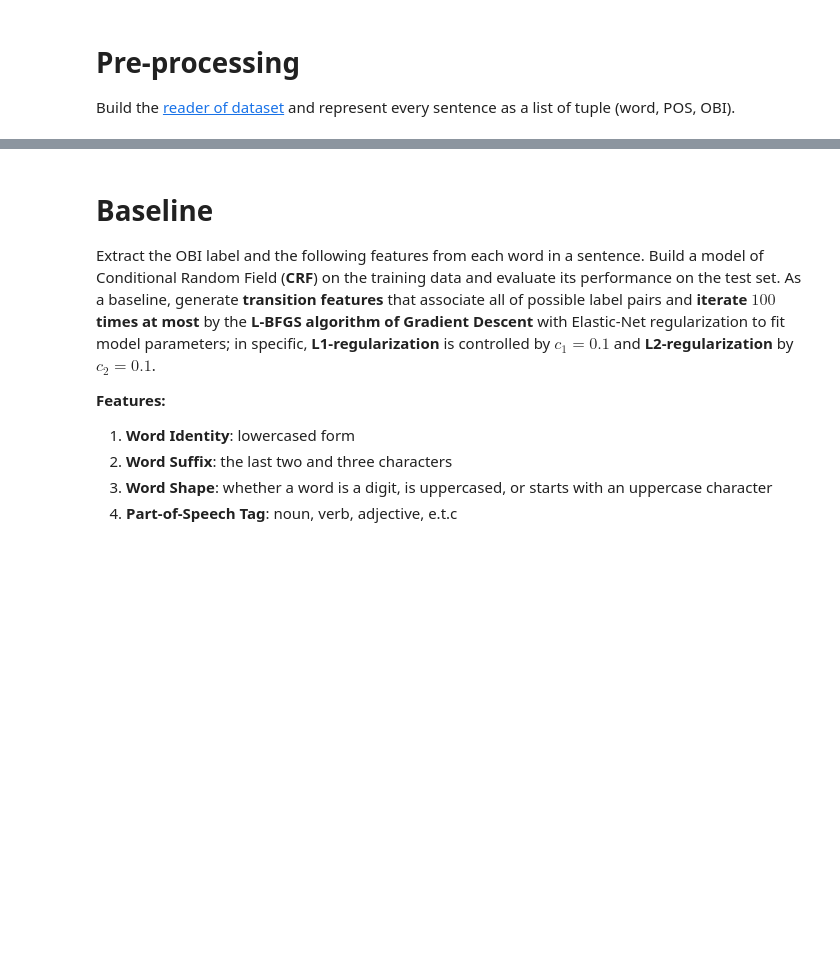
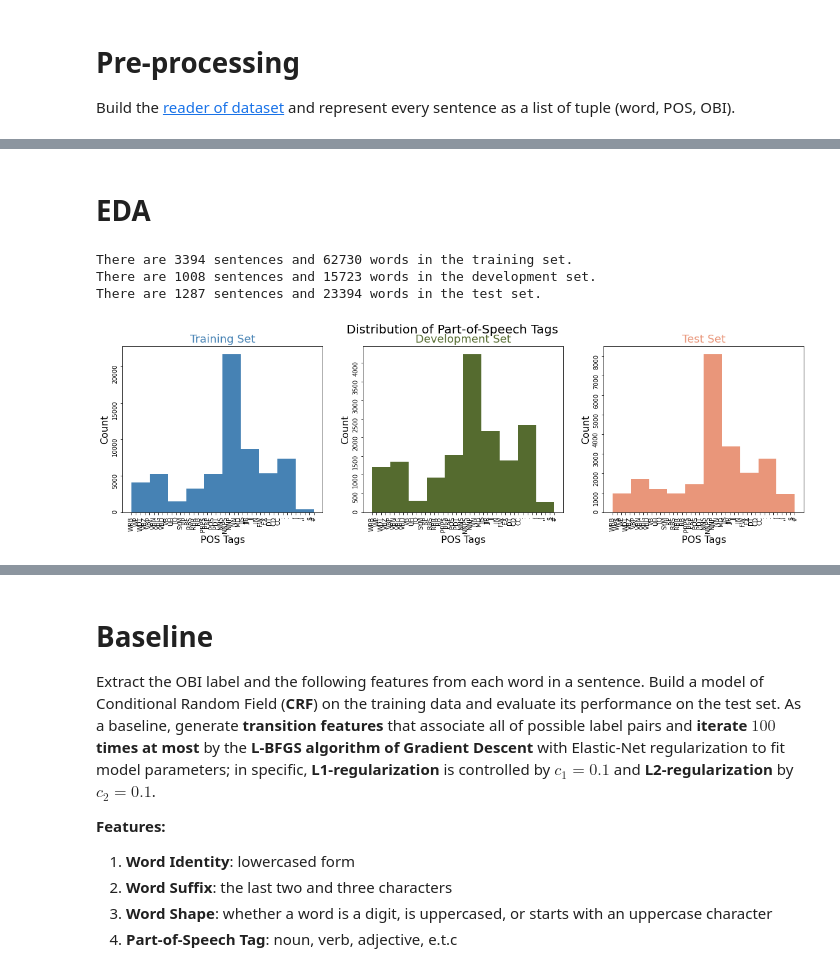
Before and after one commit to PawinData/TM, a Jupyter notebook: TM_A2.ipynb, the cells around one changed output, grey strips where cells are left out. Cells and saved outputs as stored; diff of their text form; code cells hidden in the pictures; blank space fills up the shorter version.

```diff
--- a/TM_A2.ipynb
+++ b/TM_A2.ipynb
@@ -49,3 +45,5 @@ Test_sents = load("emerging.test.annotated")
 word_pos = [nltk.pos_tag(sentence) for sentence in READER.sents("emerging.dev.conll")[:1008]]
 word_obi = list(READER.tagged_sents("emerging.dev.conll")[:1008])
 Dev_sents = [[(a,b,d) for (a,b),(c,d) in zip(lst1, lst2)] for lst1,lst2 in zip(word_pos,word_obi)]
+# %% [markdown]
+# EDA
@@ -51,0 +52,9 @@ Dev_sents = [[(a,b,d) for (a,b),(c,d) in zip(lst1, lst2)] for lst1,lst2 in zip(w
+# %%
+# words/sentences count
+print("There are", len(Train_sents), "sentences and", sum([len(s) for s in Train_sents]), "words in the training set.")
+print("There are", len(Dev_sents), "sentences and", sum([len(s) for s in Dev_sents]), "words in the development set.")
+print("There are", len(Test_sents), "sentences and", sum([len(s) for s in Test_sents]), "words in the test set.")
+# %% [output]
+There are 3394 sentences and 62730 words in the training set.
+There are 1008 sentences and 15723 words in the development set.
+There are 1287 sentences and 23394 words in the test set.
@@ -51,0 +63,33 @@ Dev_sents = [[(a,b,d) for (a,b),(c,d) in zip(lst1, lst2)] for lst1,lst2 in zip(w
+# %%
+# distribution of POS tags
+def extract_POS(filename):
+    word_pos = [nltk.pos_tag(sentence) for sentence in READER.sents(filename)]
+    pos = list()
+    for sentence in word_pos:
+        pos.extend([b for a,b in sentence])
+    return pos
+
+Train_pos = extract_POS("wnut17train.conll")  # training set
+Test_pos = extract_POS("emerging.test.annotated")  # test set
+word_pos = [nltk.pos_tag(sentence) for sentence in READER.sents("emerging.dev.conll")[:1008]]
+Dev_pos = list()
+for sentence in word_pos:
+    Dev_pos.extend([b for a,b in sentence])    # dev set
+
+Train_pos.sort(reverse=True)  # training set
+Dev_pos.sort(reverse=True)    # test set
+Test_pos.sort(reverse=True)   # dev set
+
+fg, ax = plt.subplots(1,3, figsize=(20,5))
+fg.suptitle("Distribution of Part-of-Speech Tags", fontsize=20)
+for i,(S,C,T) in enumerate(zip([Train_pos,Dev_pos,Test_pos],
+                               ["steelblue","darkolivegreen","darksalmon"],
+                               ["Training Set","Development Set","Test Set"])):
+    ax[i].hist(S, color=C)
+    ax[i].set_title(T, fontsize=18, color=C)
+    ax[i].set_xlabel("POS Tags", fontsize=16)
+    ax[i].set_ylabel("Count", fontsize=16)
+    ax[i].tick_params(labelrotation=90)
+plt.show()
+# %% [output]
+[figure, added]
```
Also changed, not shown: parts of 21 cells of this notebook.
